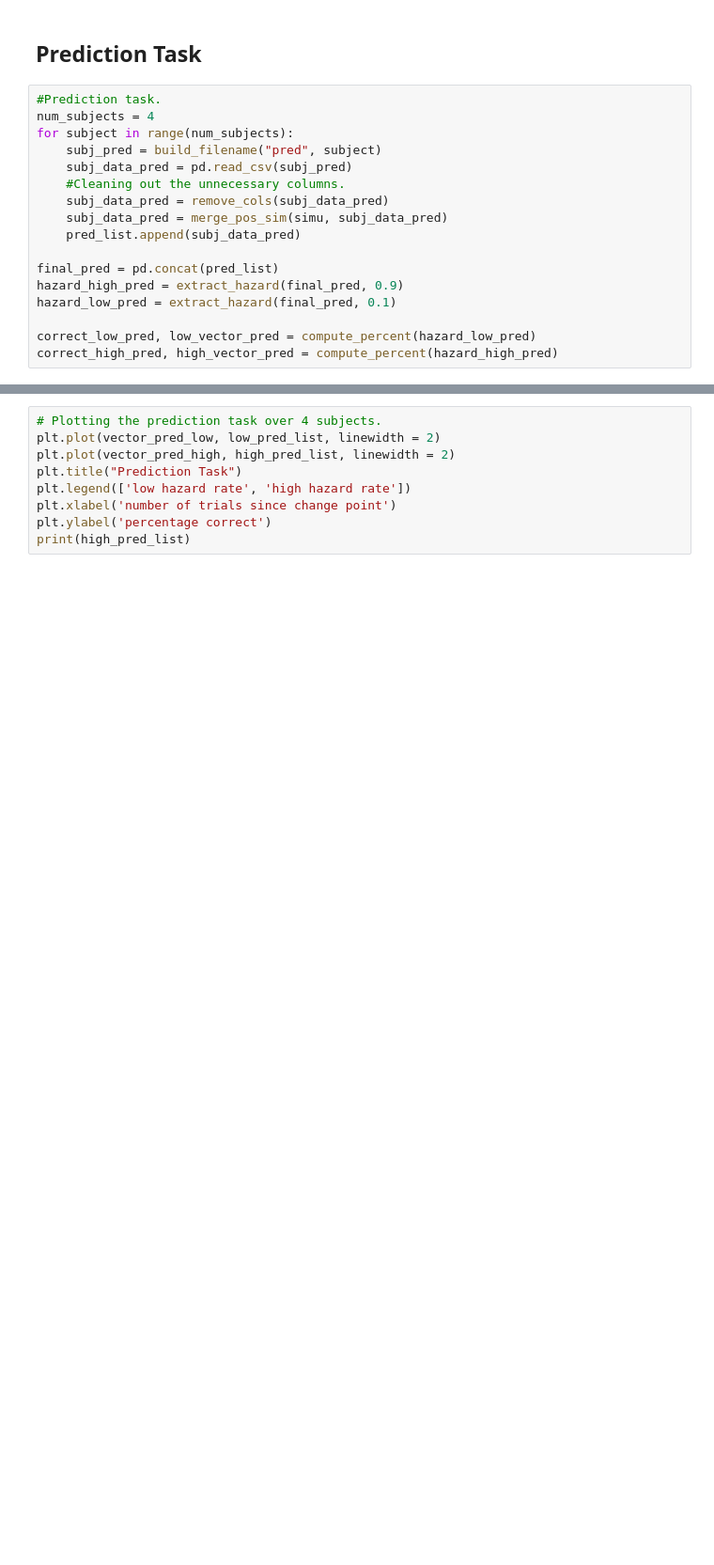
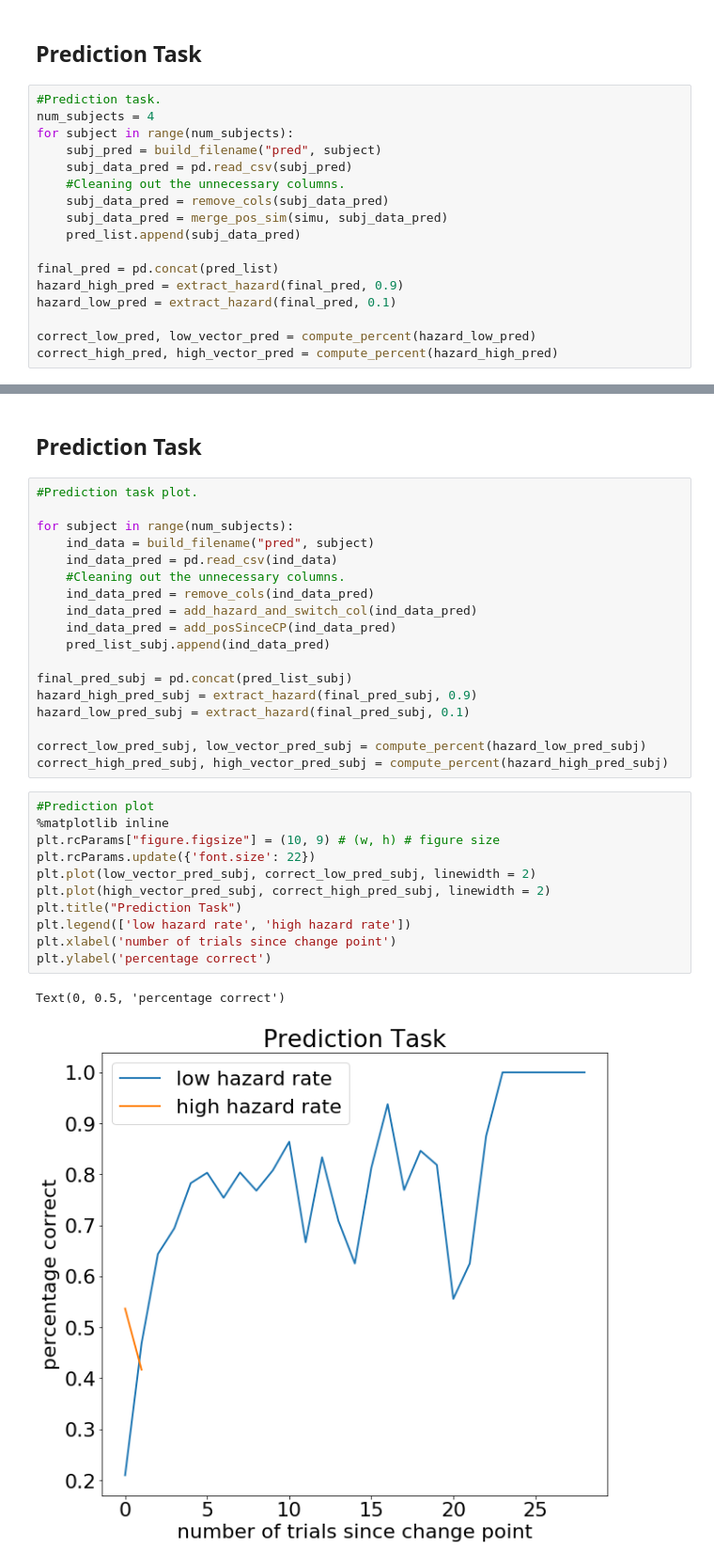
Before and after one commit to TheGoldLab/Analysis_Audio2AFC_ChangePoint, a Jupyter notebook: performance_analysis.ipynb, the cells around one changed output, grey strips where cells are left out. Shown at 94% size. Drawn from its saved outputs; the diff is of its cells as text; blank space fills up the shorter version.

```diff
--- a/performance_analysis.ipynb
+++ b/performance_analysis.ipynb
@@ -213,9 +140,34 @@ plt.ylabel('percentage correct')
+# %% [markdown]
+## Prediction Task
+# %%
+#Prediction task plot.
+
+for subject in range(num_subjects):
+    ind_data = build_filename("pred", subject)
+    ind_data_pred = pd.read_csv(ind_data)
+    #Cleaning out the unnecessary columns.
+    ind_data_pred = remove_cols(ind_data_pred)
+    ind_data_pred = add_hazard_and_switch_col(ind_data_pred)
+    ind_data_pred = add_posSinceCP(ind_data_pred)
+    pred_list_subj.append(ind_data_pred)
+
+final_pred_subj = pd.concat(pred_list_subj)
+hazard_high_pred_subj = extract_hazard(final_pred_subj, 0.9)
+hazard_low_pred_subj = extract_hazard(final_pred_subj, 0.1)
+
+correct_low_pred_subj, low_vector_pred_subj = compute_percent(hazard_low_pred_subj)
+correct_high_pred_subj, high_vector_pred_subj = compute_percent(hazard_high_pred_subj)
 # %%
-# Plotting the prediction task over 4 subjects.
-plt.plot(vector_pred_low, low_pred_list, linewidth = 2)
-plt.plot(vector_pred_high, high_pred_list, linewidth = 2)
+#Prediction plot
+%matplotlib inline
+plt.rcParams["figure.figsize"] = (10, 9) # (w, h) # figure size
+plt.rcParams.update({'font.size': 22})
+plt.plot(low_vector_pred_subj, correct_low_pred_subj, linewidth = 2)
+plt.plot(high_vector_pred_subj, correct_high_pred_subj, linewidth = 2)
 plt.title("Prediction Task")
 plt.legend(['low hazard rate', 'high hazard rate'])
 plt.xlabel('number of trials since change point')
 plt.ylabel('percentage correct')
-print(high_pred_list)
+# %% [output]
+Text(0, 0.5, 'percentage correct')
+[figure, added]
```
Also changed, not shown: parts of 26 cells of this notebook.
